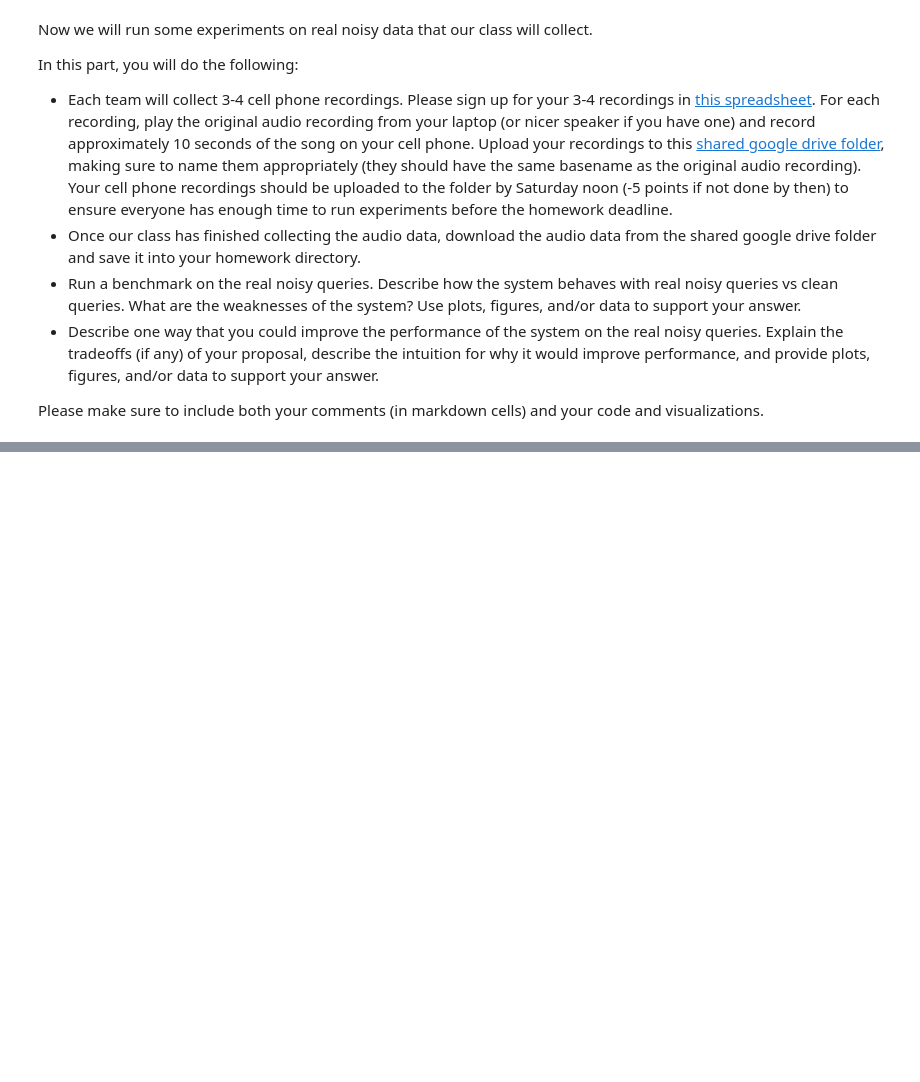
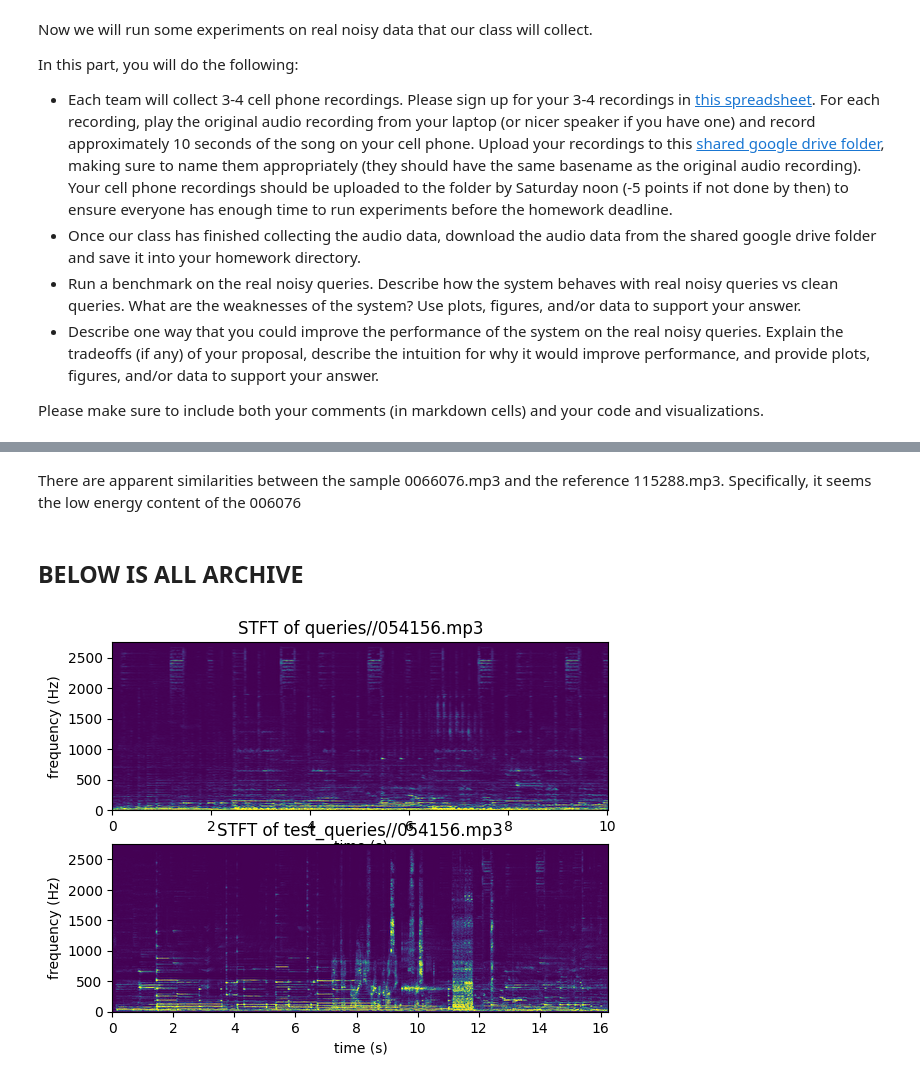
Before and after one commit to madeleieine/Shazam, a Jupyter notebook: hw3.ipynb, the cells around one changed output, grey strips where cells are left out. Drawn from its saved outputs; the diff is of its cells as text; code cells hidden in the pictures; blank space fills up the shorter version.

```diff
--- a/hw3.ipynb
+++ b/hw3.ipynb
@@ -796,0 +908,14 @@ Accuracy: 93.33 %
+# %% [markdown]
+There are apparent similarities between the sample 0066076.mp3 and the reference 115288.mp3. Specifically, it seems the low energy content of the 006076
+# %% [markdown]
+## BELOW IS ALL ARCHIVE
+# %%
+# query song id: 066076.mp3, (incorrect) best guess: 115288.mp3
+# query song id: 139536.mp3, (incorrect) best guess: 054719.mp3
+plt.subplot(211)
+plot_stft('queries//054156.mp3')
+plt.subplot(212)
+plot_stft('test_queries//054156.mp3')
+plt.show()
+# %% [output]
+[figure, added]
```
Also changed, not shown: parts of 18 cells of this notebook.
